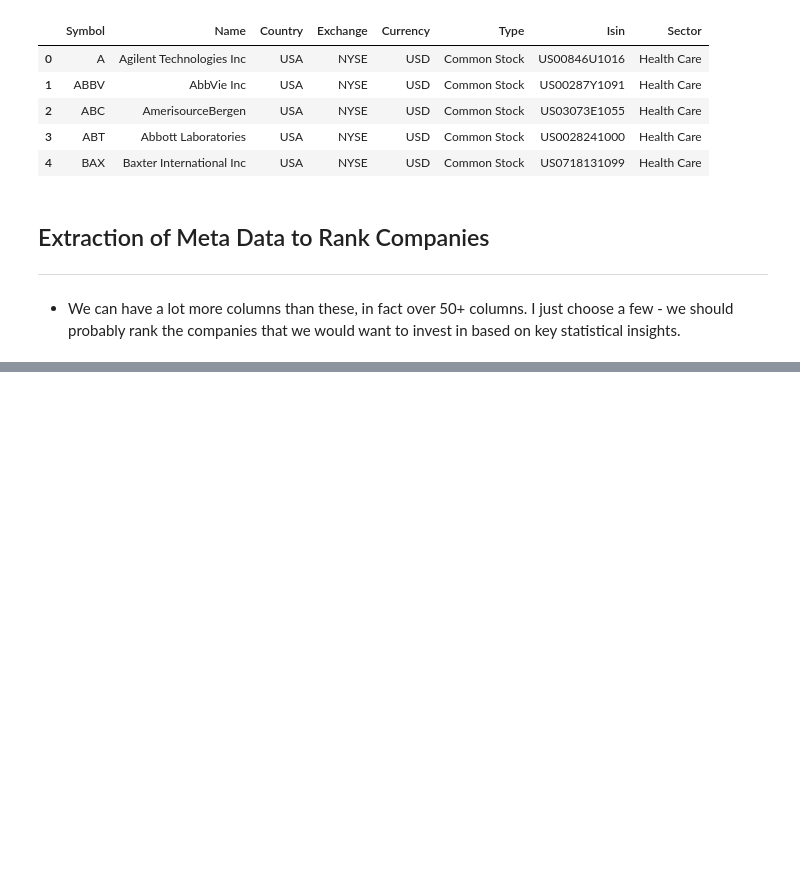
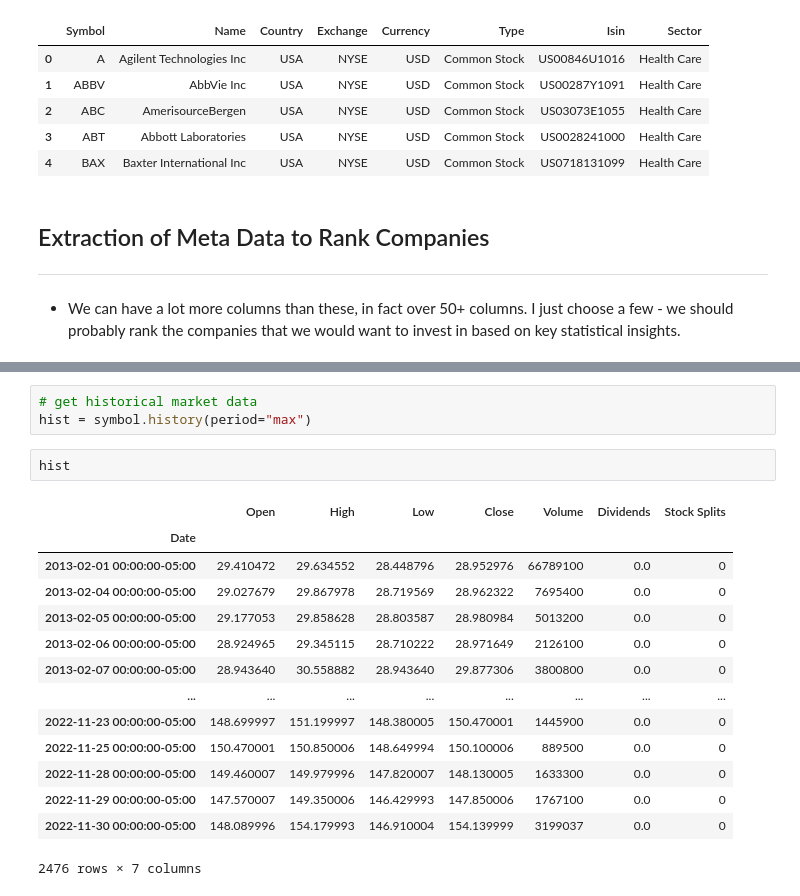
Before and after one commit to KevinDai99/Project, a Jupyter notebook: Collecting Data .ipynb, the cells around one changed output, grey strips where cells are left out. Saved outputs shown, nothing was run; the diff lists cells and outputs as text; blank space fills up the shorter version.

```diff
--- a/Collecting Data .ipynb
+++ b/Collecting Data .ipynb
@@ -117,0 +212,20 @@ combine.head()
+# %%
+# get historical market data
+hist = symbol.history(period="max")
+# %%
+hist
+# %% [output]
+|  | Open | High | Low | Close | Volume | Dividends | Stock Splits |
+| Date |  |  |  |  |  |  |  |
+| 2013-02-01 00:00:00-05:00 | 29.410472 | 29.634552 | 28.448796 | 28.952976 | 66789100 | 0.0 | 0 |
+| 2013-02-04 00:00:00-05:00 | 29.027679 | 29.867978 | 28.719569 | 28.962322 | 7695400 | 0.0 | 0 |
+| 2013-02-05 00:00:00-05:00 | 29.177053 | 29.858628 | 28.803587 | 28.980984 | 5013200 | 0.0 | 0 |
+| 2013-02-06 00:00:00-05:00 | 28.924965 | 29.345115 | 28.710222 | 28.971649 | 2126100 | 0.0 | 0 |
+| 2013-02-07 00:00:00-05:00 | 28.943640 | 30.558882 | 28.943640 | 29.877306 | 3800800 | 0.0 | 0 |
+| ... | ... | ... | ... | ... | ... | ... | ... |
+| 2022-11-23 00:00:00-05:00 | 148.699997 | 151.199997 | 148.380005 | 150.470001 | 1445900 | 0.0 | 0 |
+| 2022-11-25 00:00:00-05:00 | 150.470001 | 150.850006 | 148.649994 | 150.100006 | 889500 | 0.0 | 0 |
+| 2022-11-28 00:00:00-05:00 | 149.460007 | 149.979996 | 147.820007 | 148.130005 | 1633300 | 0.0 | 0 |
+| 2022-11-29 00:00:00-05:00 | 147.570007 | 149.350006 | 146.429993 | 147.850006 | 1767100 | 0.0 | 0 |
+| 2022-11-30 00:00:00-05:00 | 148.089996 | 154.179993 | 146.910004 | 154.139999 | 3199037 | 0.0 | 0 |
+2476 rows × 7 columns
```
Also changed, not shown: parts of 15 cells of this notebook, 5 other files.
